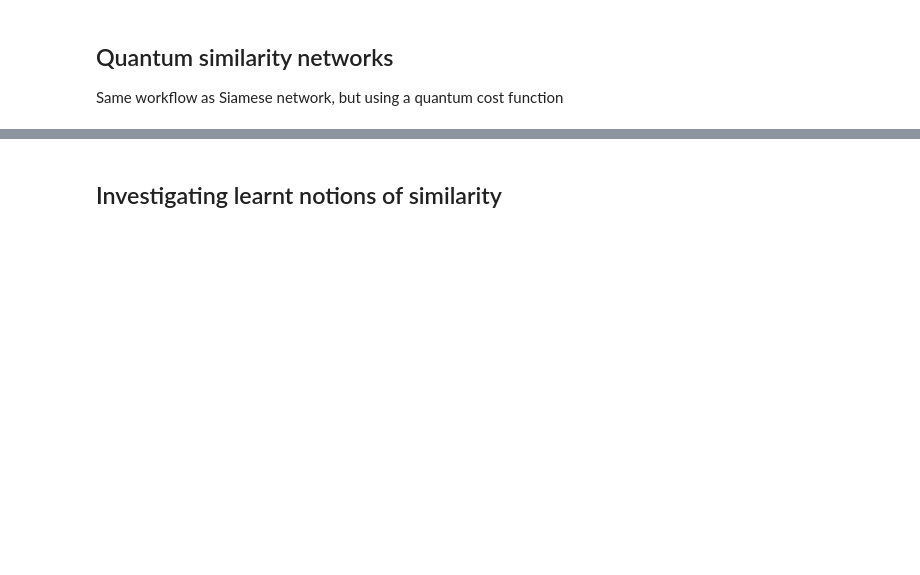
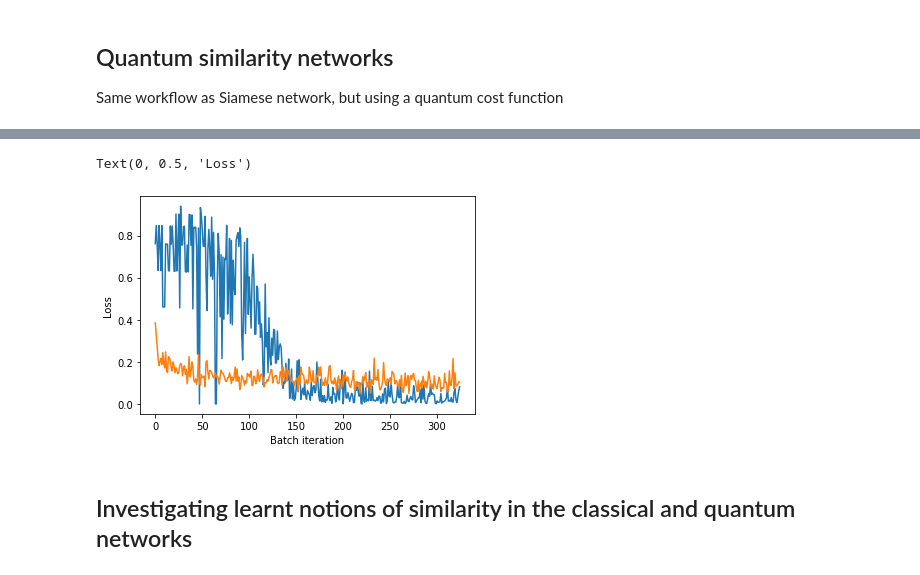
Before and after one commit to AgnostiqHQ/tutorials_covalent_ieee_2022, a Jupyter notebook: workshop/machine_learning/similarity_learning.ipynb, the cells around one changed output, grey strips where cells are left out. Drawn from its saved outputs; the diff is of its cells as text; code cells hidden in the pictures; blank space fills up the shorter version.

```diff
--- a/workshop/machine_learning/similarity_learning.ipynb
+++ b/workshop/machine_learning/similarity_learning.ipynb
@@ -570,5 +592,13 @@ print("Accuracy score for quantum similarity network:", acc_quantum, "%")
+# %%
+plt.plot(loss_history_classical, label="Classical Siamese network")
+plt.plot(loss_history_quantum, label="Quantum similarity network")
+plt.xlabel('Batch iteration')
+plt.ylabel('Loss')
+# %% [output]
+Text(0, 0.5, 'Loss')
+[figure, added]
 # %% [markdown]
-## Investigating learnt notions of similarity
+## Investigating learnt notions of similarity in the classical and quantum networks <a name="similarity_notion"></a>
 # %%
 @ct.electron
 def generate_left_right_transition(num_images):
```
Also changed, not shown: parts of 17 cells of this notebook.
